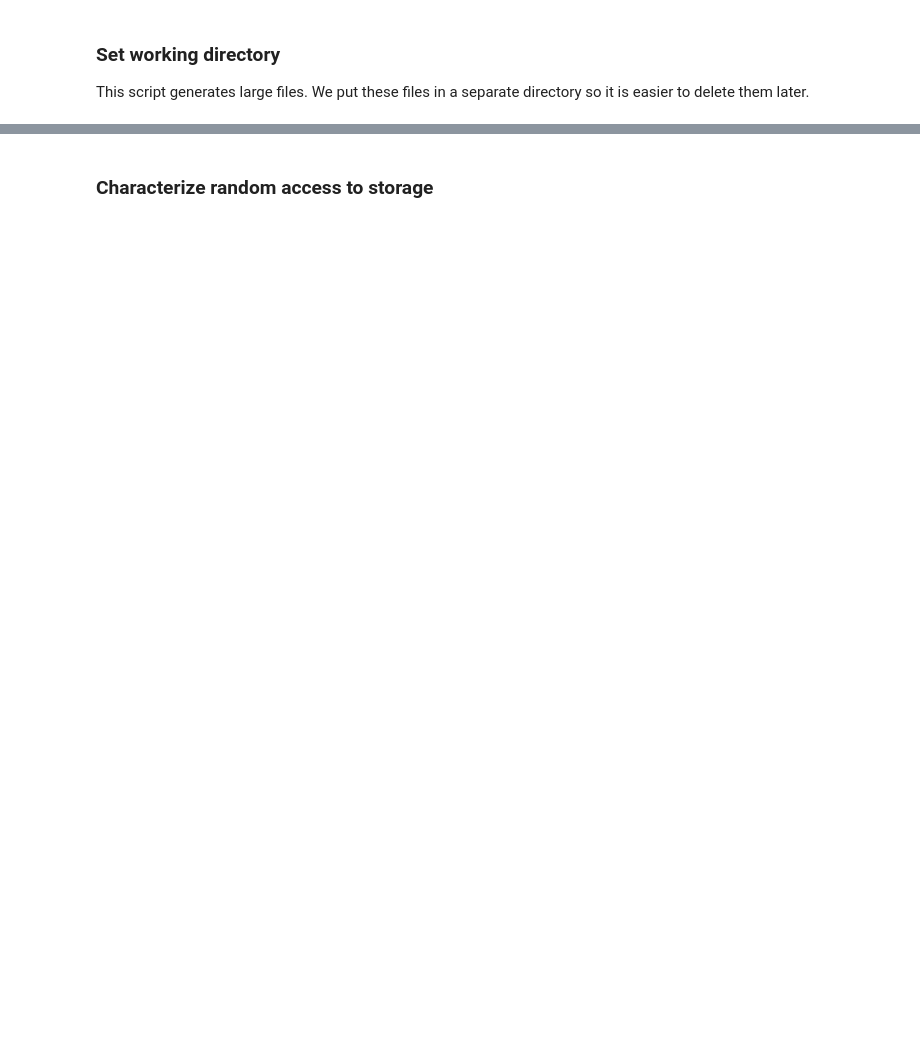
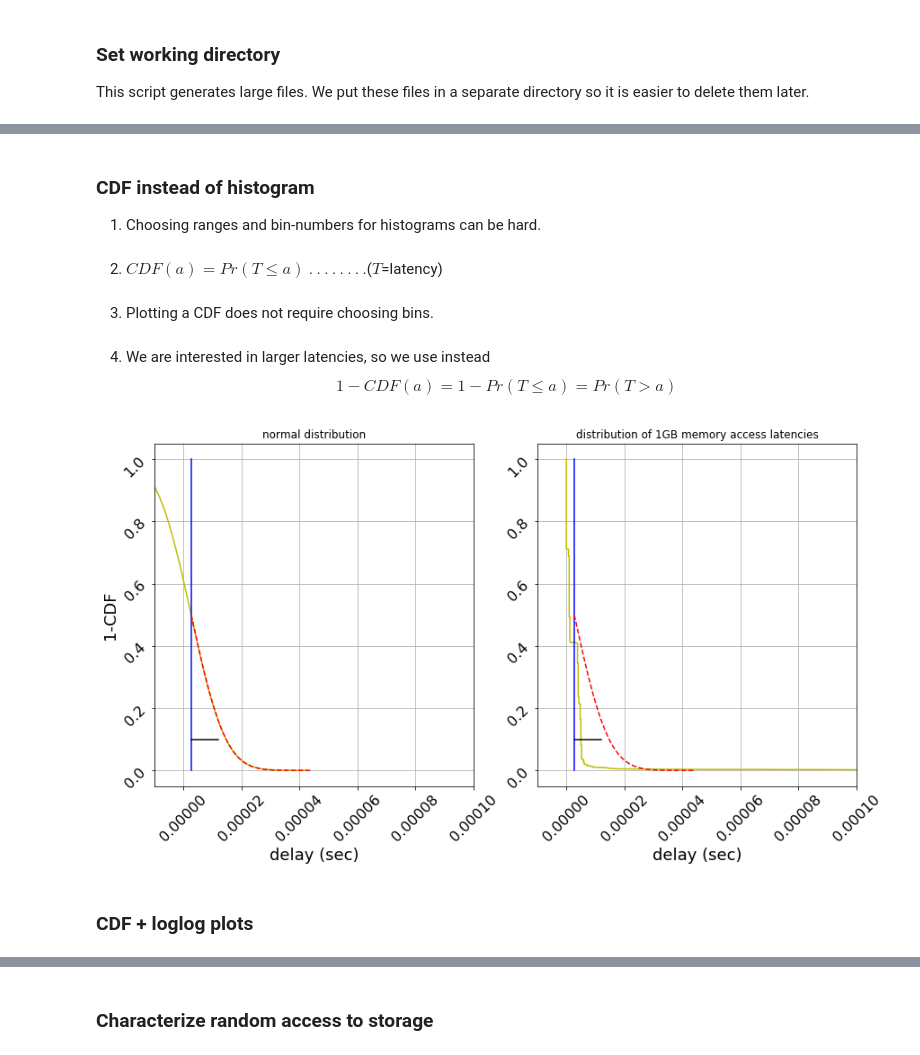
Before and after one commit to ucsd-edx/edX-Micro-Master-in-Data-Science, a Jupyter notebook: big-data-analytics-using-spark/notebooks/Section1-Basics/0.MemoryLatency/02_measuring_performance_of_memory_hierarchy_MASTER.ipynb, the cells around one changed output, grey strips where cells are left out. Drawn from its saved outputs; the diff is of its cells as text; code cells hidden in the pictures; blank space fills up the shorter version.

```diff
--- a/big-data-analytics-using-spark/notebooks/Section1-Basics/0.MemoryLatency/02_measuring_performance_of_memory_hierarchy_MASTER.ipynb
+++ b/big-data-analytics-using-spark/notebooks/Section1-Basics/0.MemoryLatency/02_measuring_performance_of_memory_hierarchy_MASTER.ipynb
@@ -162,3 +291,42 @@ Memory Blocks of size 100000000 bytes
+# %% [markdown]
+### CDF instead of histogram
+
+1. Choosing ranges and bin-numbers for histograms can be hard.
+# %% [markdown]
+2. $CDF(a) = Pr(T\leq a)$ . . . . . . . .($T$=latency)
+# %% [markdown]
+3. Plotting a CDF does not require choosing bins.
+# %% [markdown]
+4. We are interested in larger latencies, so we use instead
+$$1-CDF(a) = 1-Pr(T\leq a) = Pr(T>a)$$
+# %%
+figure(figsize=(14,7))
+subplot(121)
+grid()
+PlotTime(sort(_normal),_mean_t,_std_t,Color=['y','b','k','r'],LS=['-','-','-','--'],LogLog=False)
+title('normal distribution')
+xlabel('delay (sec)',fontsize=18)
+xlim([-thr/10,thr])
+ylabel('1-CDF',fontsize=18)
+tick_params(axis='both', which='major', labelsize=16,rotation=45)
+tick_params(axis='both', which='minor', labelsize=12,rotation=45)
+
+#print('%d Memory Blocks of size %d bytes'%(m_list[m_i],n))
+#print('\rMemory pokes _mean='+str(_mean[1,m_i])+', Memory _std='+str(_std[1,m_i]))
+subplot(122)
+grid()
+PlotTime(sort(tmp),_mean_t,_std_t,Color=['y','b','k','r'],LS=['-','-','-','--'],LogLog=False)
+title('distribution of 1GB memory access latencies')
+xlabel('delay (sec)',fontsize=18)
+xlim([-thr/10,thr])
+#ylim([0,0.001])
+#ylabel('1-CDF',fontsize=18)
+tick_params(axis='both', which='major', labelsize=16,rotation=45)
+tick_params(axis='both', which='minor', labelsize=12,rotation=45)
+# %% [output]
+[figure, added]
+# %% [markdown]
+### CDF + loglog plots
 # %%
 figure(figsize=(12,6))
 subplot(121)
```
Also changed, not shown: parts of 64 cells of this notebook, 16 other files.
